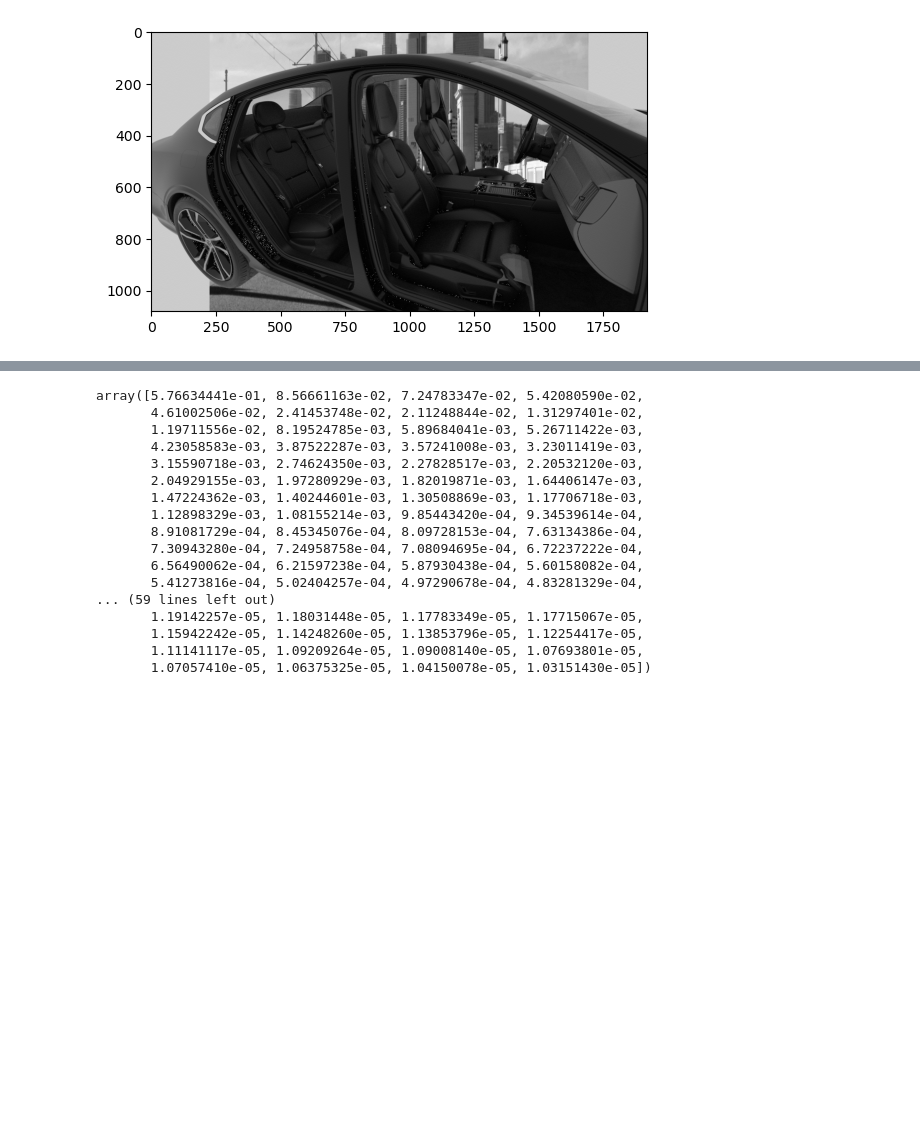
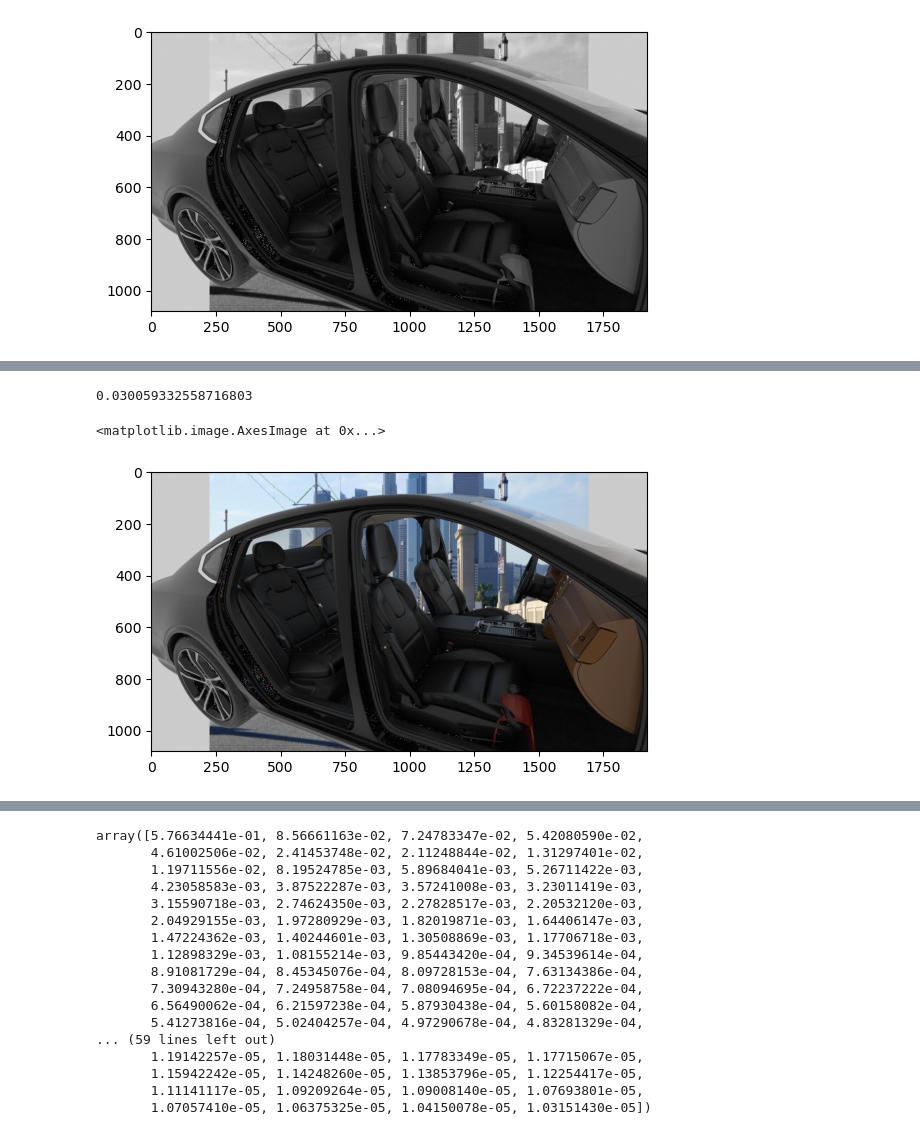
Before and after one commit to hannahjayneknight/interiorcardamage, a Jupyter notebook: Model training/Notebooks/4.1-PCA.ipynb, the cells around one changed output, grey strips where cells are left out. Saved outputs shown, nothing was run; the diff lists cells and outputs as text; code cells hidden in the pictures; blank space fills up the shorter version.

Commit message:
Final PCA data augmentation file.

```diff
--- a/Model training/Notebooks/4.1-PCA.ipynb
+++ b/Model training/Notebooks/4.1-PCA.ipynb
@@ -3,7 +3,7 @@
 
 Principle component analysis on images to be used in preprocessing according to the techniques presented in AlexNet.
 # %%
-image_path = "C:/Users/hanna/Desktop/git/interiorcardamage/Data/Data generation V5/KnitCap/000241.png"
+image_path = "C:/Users/hanna/Desktop/git/interiorcardamage/Data/Data generation V6/KnitCap/000000.png"
 # %% [markdown]
 ### Image decomprossion with PCA
 
@@ -185,3 +187,15 @@ green_evects = pca.components_
 blue_transformed = pca.fit(blue)
 blue_evals = pca.explained_variance_ratio_
 blue_evects = pca.components_
+# %%
+#Applying to red channel and then applying inverse transform to transformed array.
+red_transformed = pca.fit_transform(red)
+red_inverted = pca.inverse_transform(red_transformed)
+
+#Applying to Green channel and then applying inverse transform to transformed array.
+green_transformed = pca.fit_transform(green)
+green_inverted = pca.inverse_transform(green_transformed)
+
+#Applying to Blue channel and then applying inverse transform to transformed array.
+blue_transformed = pca.fit_transform(blue)
+blue_inverted = pca.inverse_transform(blue_transformed)
@@ -187,0 +218,11 @@ blue_evects = pca.components_
+# %%
+random_val = np.random.normal(0, 0.1)
+random_val
+# %% [output]
+0.030059332558716803
+# %%
+img_compressed = (np.dstack((red_inverted, green_inverted, blue_inverted))).astype(np.uint8)
+plt.imshow(img_compressed)
+# %% [output]
+<matplotlib.image.AxesImage at 0x...>
+[figure, added]
```
Also changed, not shown: parts of 7 cells of this notebook, 3 other files.
